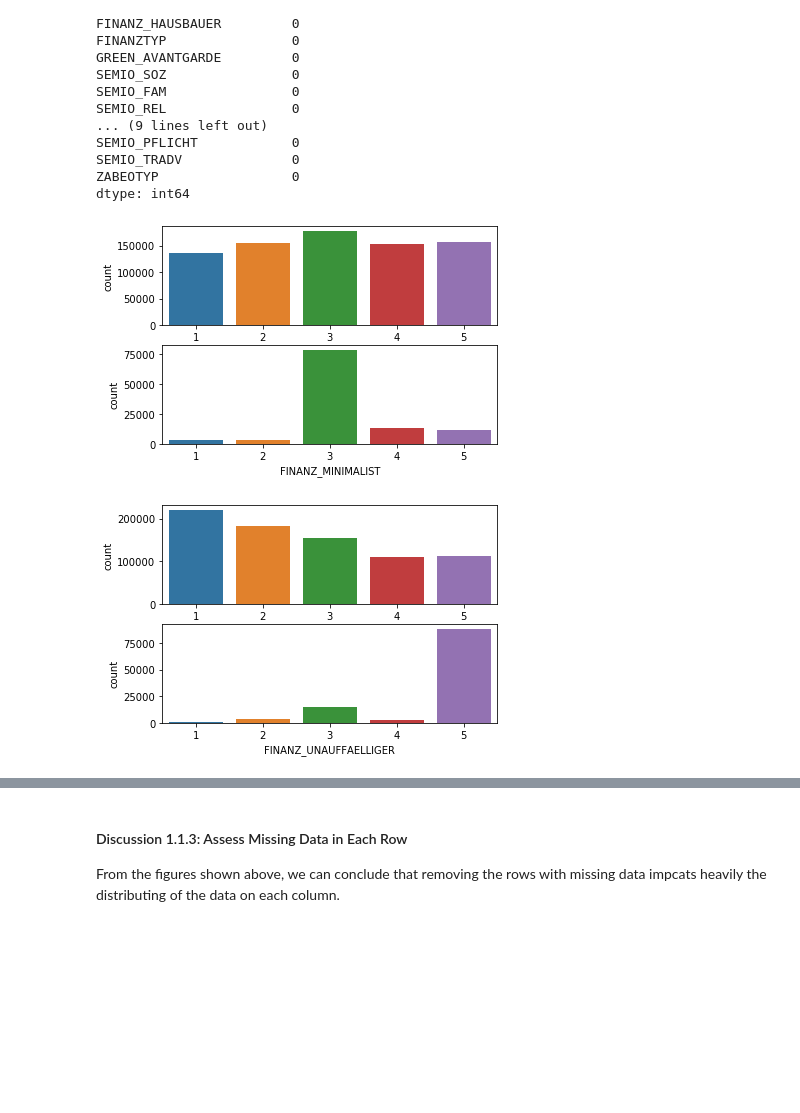
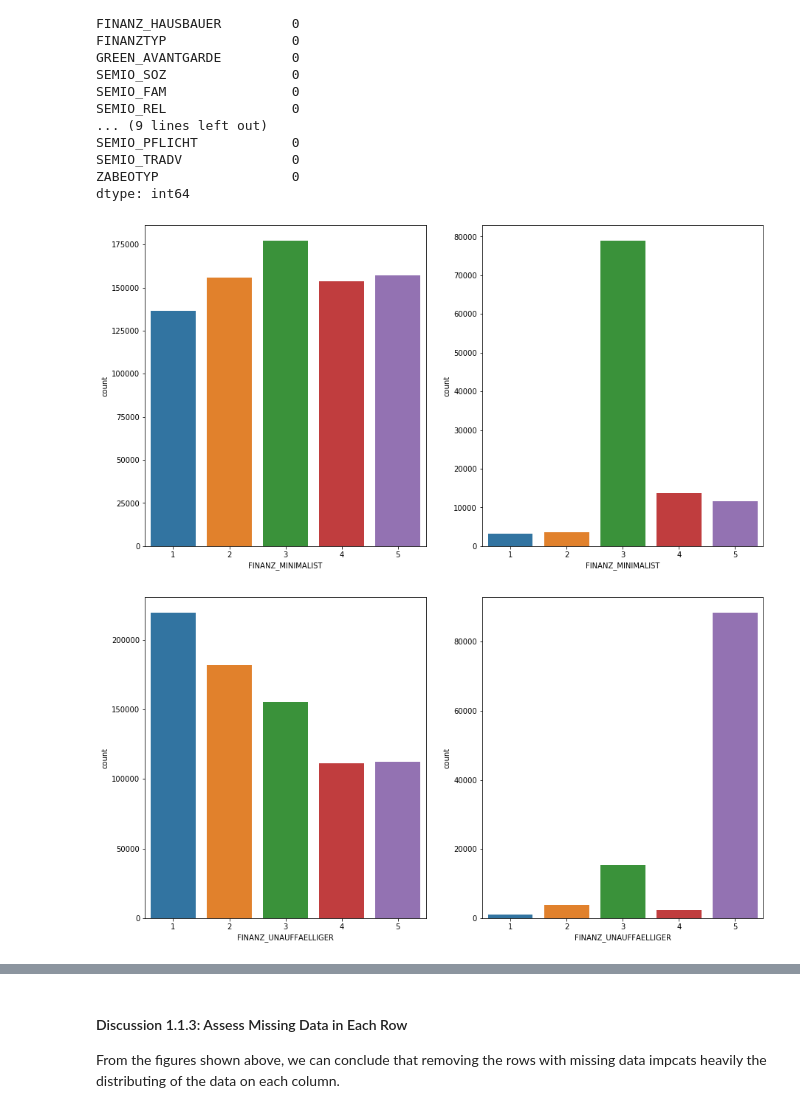
Before and after one commit to ahmedag91/Customer-Segmentation-Using-ML, a Jupyter notebook: Identify_Customer_Segments.ipynb, the cells around one changed output, grey strips where cells are left out. Saved outputs shown, nothing was run; the diff lists cells and outputs as text; code cells hidden in the pictures; blank space fills up the shorter version.

```diff
--- a/Identify_Customer_Segments.ipynb
+++ b/Identify_Customer_Segments.ipynb
@@ -345,18 +349,20 @@ dtype: int64
 # %%
 def chart_plotting(
     column_name:str, above_thresh:pd.DataFrame, below_thresh:pd.DataFrame
     ):
-    axis_above = plt.subplot(2, 1, 1)
+    fig = plt.figure(2, figsize=(15, 8))
+    axis_above = fig.add_subplot(121)
     sns.countplot(above_thresh[column_name], ax = axis_above)
-    axis_below = plt.subplot(2, 1, 2)
+    axis_below = fig.add_subplot(122)
     sns.countplot(below_thresh[column_name], ax = axis_below)
+    plt.show()
 chart_plotting('FINANZ_MINIMALIST', azdias_above_thresh, azdias_below_thresh)
 # %% [output]
-[figure, old version]
+[figure, new version]
 # %%
 chart_plotting('FINANZ_UNAUFFAELLIGER', azdias_above_thresh, azdias_below_thresh)
 # %% [output]
-[figure, old version]
+[figure, new version]
 # %%
 chart_plotting('FINANZ_SPARER', azdias_above_thresh, azdias_below_thresh)
 # %% [output]
```
Also changed, not shown: parts of 28 cells of this notebook.
